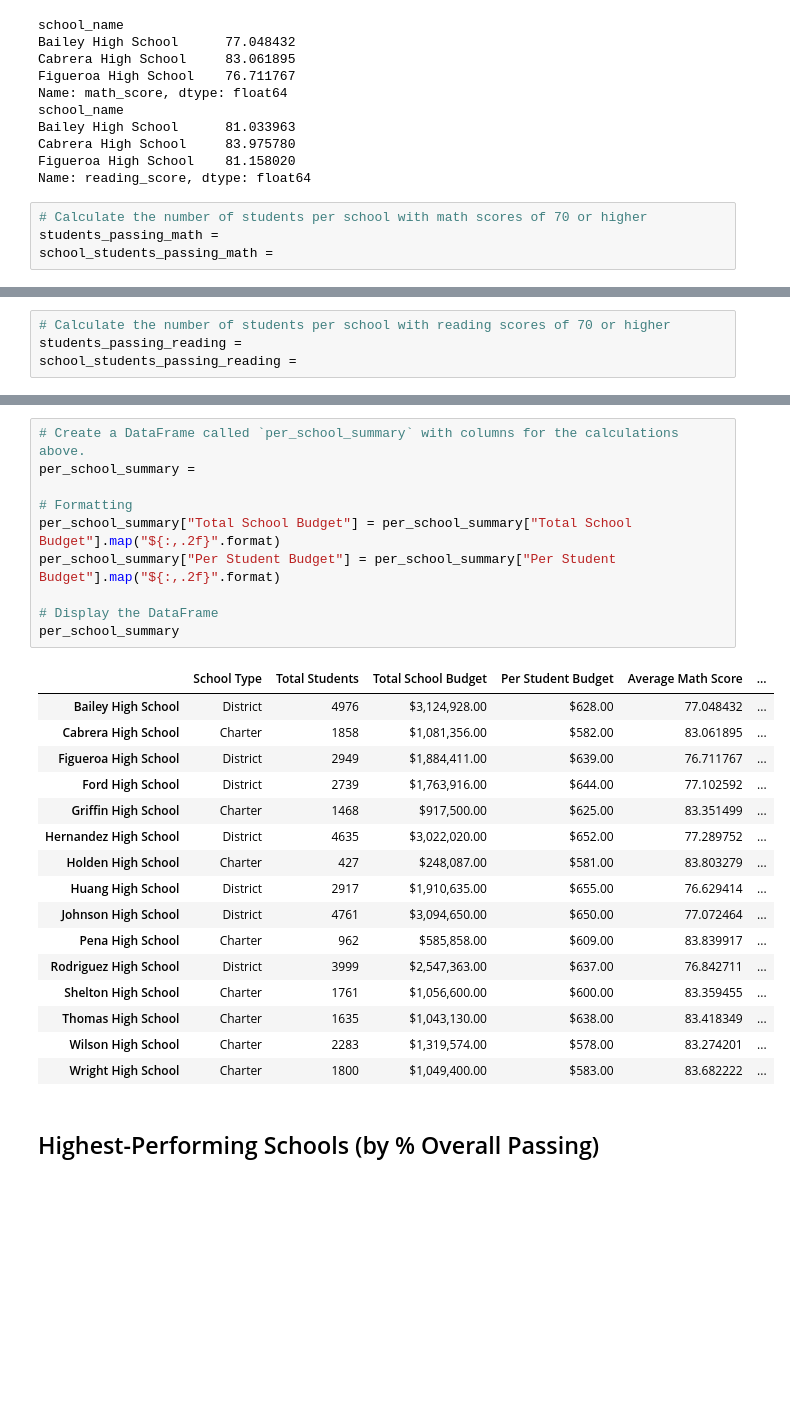
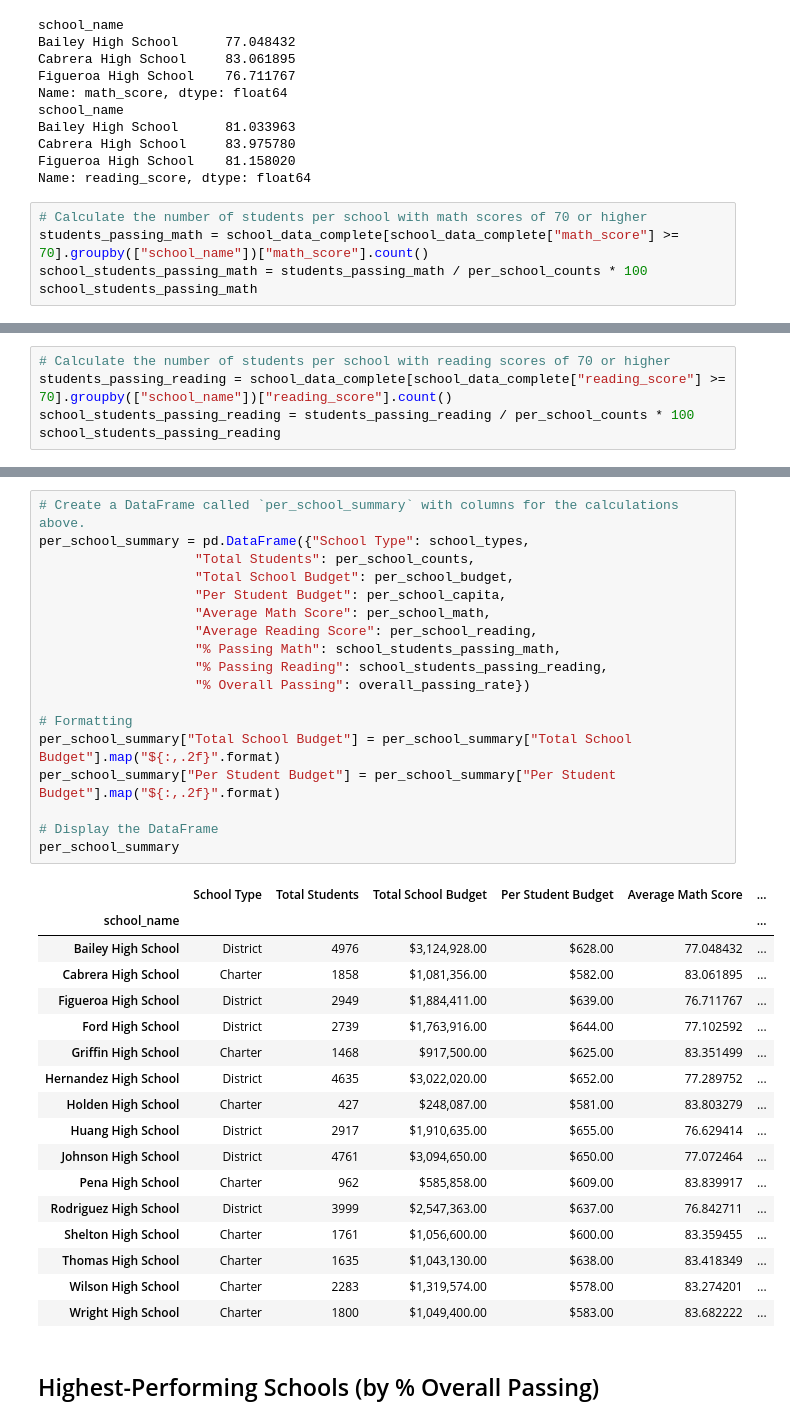
Before and after one commit to jovanecano/pandas-challenge, a Jupyter notebook: PyCitySchools/PyCitySchools_Work.ipynb, the cells around one changed output, grey strips where cells are left out. Cells and saved outputs as stored; diff of their text form; blank space fills up the shorter version.

```diff
--- a/PyCitySchools/PyCitySchools_Work.ipynb
+++ b/PyCitySchools/PyCitySchools_Work.ipynb
@@ -169,5 +168,6 @@ Figueroa High School    81.158020
 Name: reading_score, dtype: float64
 # %%
 # Calculate the number of students per school with math scores of 70 or higher
-students_passing_math =
-school_students_passing_math =
+students_passing_math = school_data_complete[school_data_complete["math_score"] >= 70].groupby(["school_name"])["math_score"].count()
+school_students_passing_math = students_passing_math / per_school_counts * 100
+school_students_passing_math
@@ -174,4 +192,5 @@ school_students_passing_math =
 # %%
 # Calculate the number of students per school with reading scores of 70 or higher
-students_passing_reading =
-school_students_passing_reading =
+students_passing_reading = school_data_complete[school_data_complete["reading_score"] >= 70].groupby(["school_name"])["reading_score"].count()
+school_students_passing_reading = students_passing_reading / per_school_counts * 100
+school_students_passing_reading
@@ -189,15 +264,24 @@ overall_passing_rate = school_students_passing_math_and_reading / per_school_cou
 # %%
 # Create a DataFrame called `per_school_summary` with columns for the calculations above.
-per_school_summary =
+per_school_summary = pd.DataFrame({"School Type": school_types,
+                    "Total Students": per_school_counts,
+                    "Total School Budget": per_school_budget,
+                    "Per Student Budget": per_school_capita,
+                    "Average Math Score": per_school_math,
+                    "Average Reading Score": per_school_reading,
+                    "% Passing Math": school_students_passing_math,
+                    "% Passing Reading": school_students_passing_reading,
+                    "% Overall Passing": overall_passing_rate})
 
 # Formatting
 per_school_summary["Total School Budget"] = per_school_summary["Total School Budget"].map("${:,.2f}".format)
 per_school_summary["Per Student Budget"] = per_school_summary["Per Student Budget"].map("${:,.2f}".format)
 
 # Display the DataFrame
 per_school_summary
 # %% [output]
 |  | School Type | Total Students | Total School Budget | Per Student Budget | Average Math Score | ... |
+| school_name |  |  |  |  |  | ... |
 | Bailey High School | District | 4976 | $3,124,928.00 | $628.00 | 77.048432 | ... |
 | Cabrera High School | Charter | 1858 | $1,081,356.00 | $582.00 | 83.061895 | ... |
 | Figueroa High School | District | 2949 | $1,884,411.00 | $639.00 | 76.711767 | ... |
```
Also changed, not shown: parts of 18 cells of this notebook.
